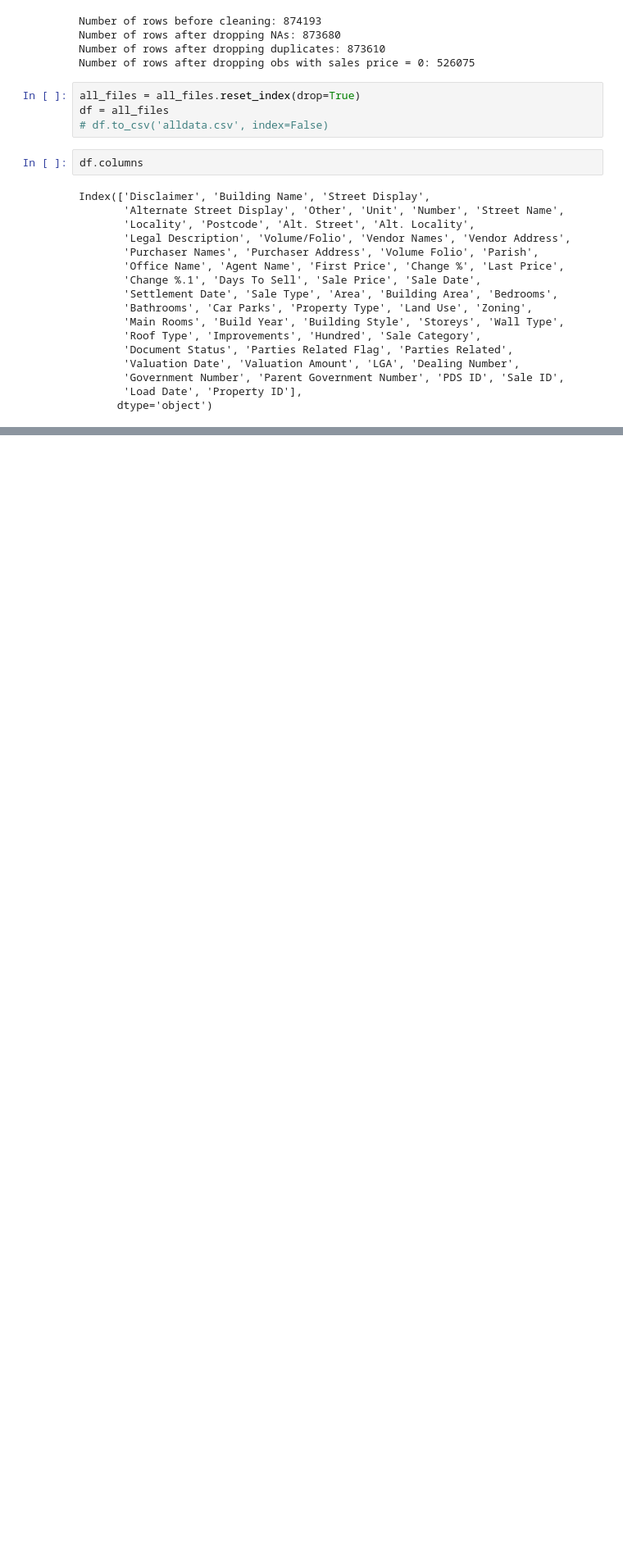
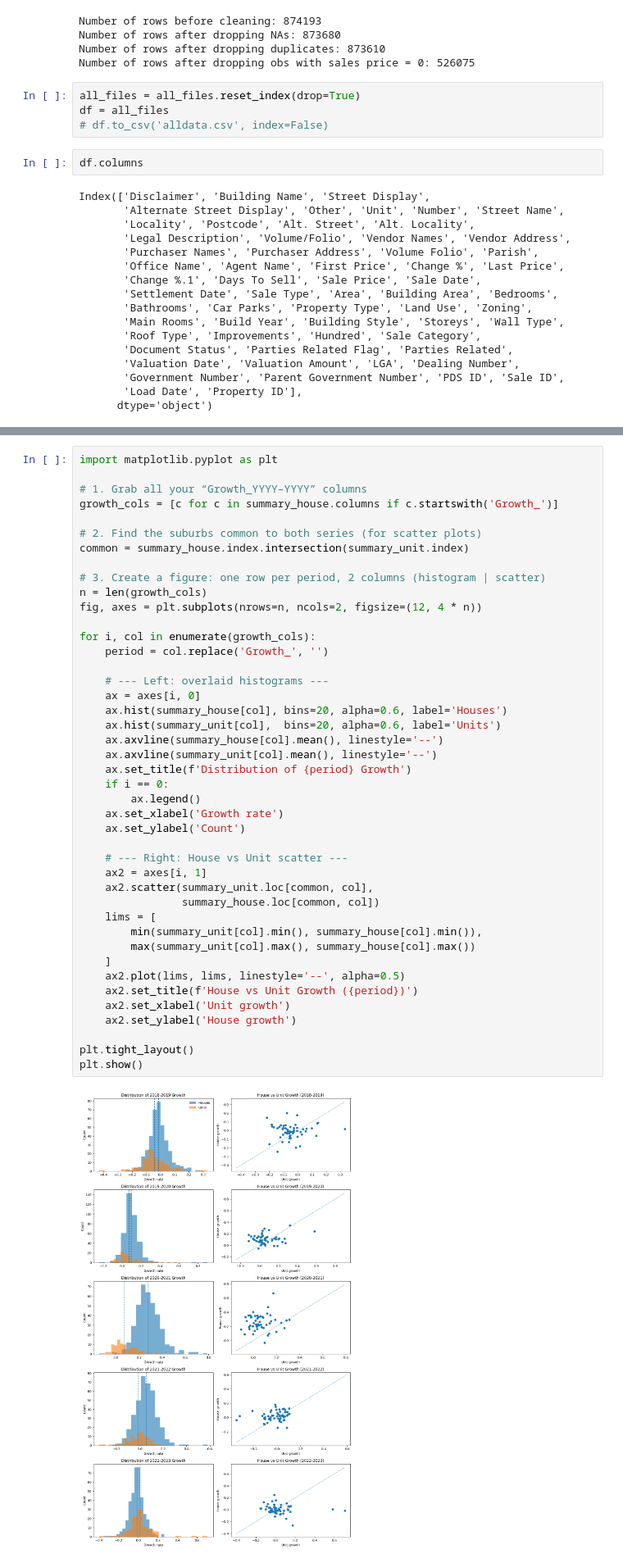
Before and after one commit to eternalBackPain/NSW-Property-Data, a Jupyter notebook: 20250607 analysis.ipynb, the cells around one changed output, grey strips where cells are left out. Shown at 82% size. Cells and saved outputs as stored; diff of their text form; blank space fills up the shorter version.

```diff
--- a/20250607 analysis.ipynb
+++ b/20250607 analysis.ipynb
@@ -121,0 +357,45 @@ dtype: object
+# %%
+import matplotlib.pyplot as plt
+
+# 1. Grab all your “Growth_YYYY–YYYY” columns
+growth_cols = [c for c in summary_house.columns if c.startswith('Growth_')]
+
+# 2. Find the suburbs common to both series (for scatter plots)
+common = summary_house.index.intersection(summary_unit.index)
+
+# 3. Create a figure: one row per period, 2 columns (histogram | scatter)
+n = len(growth_cols)
+fig, axes = plt.subplots(nrows=n, ncols=2, figsize=(12, 4 * n))
+
+for i, col in enumerate(growth_cols):
+    period = col.replace('Growth_', '')
+
+    # --- Left: overlaid histograms ---
+    ax = axes[i, 0]
+    ax.hist(summary_house[col], bins=20, alpha=0.6, label='Houses')
+    ax.hist(summary_unit[col],  bins=20, alpha=0.6, label='Units')
+    ax.axvline(summary_house[col].mean(), linestyle='--')
+    ax.axvline(summary_unit[col].mean(), linestyle='--')
+    ax.set_title(f'Distribution of {period} Growth')
+    if i == 0:
+        ax.legend()
+    ax.set_xlabel('Growth rate')
+    ax.set_ylabel('Count')
+
+    # --- Right: House vs Unit scatter ---
+    ax2 = axes[i, 1]
+    ax2.scatter(summary_unit.loc[common, col],
+                summary_house.loc[common, col])
+    lims = [
+        min(summary_unit[col].min(), summary_house[col].min()),
+        max(summary_unit[col].max(), summary_house[col].max())
+    ]
+    ax2.plot(lims, lims, linestyle='--', alpha=0.5)
+    ax2.set_title(f'House vs Unit Growth ({period})')
+    ax2.set_xlabel('Unit growth')
+    ax2.set_ylabel('House growth')
+
+plt.tight_layout()
+plt.show()
+# %% [output]
+[figure, added]
```
Also changed, not shown: parts of 23 cells of this notebook.
